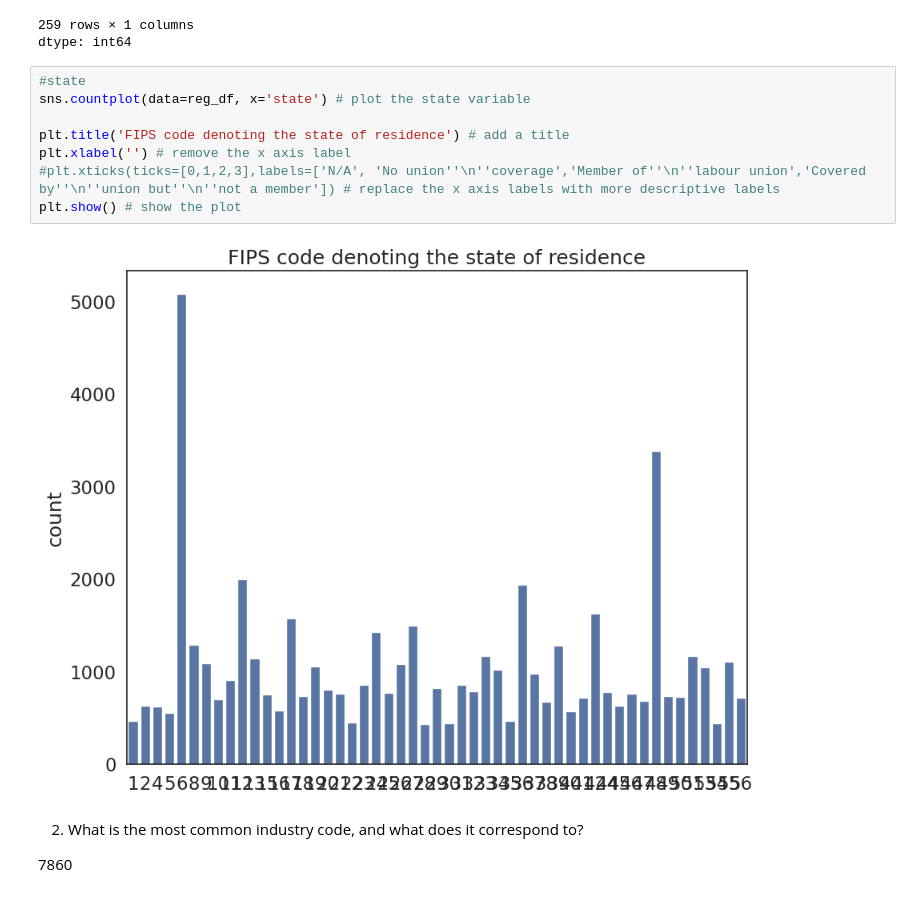
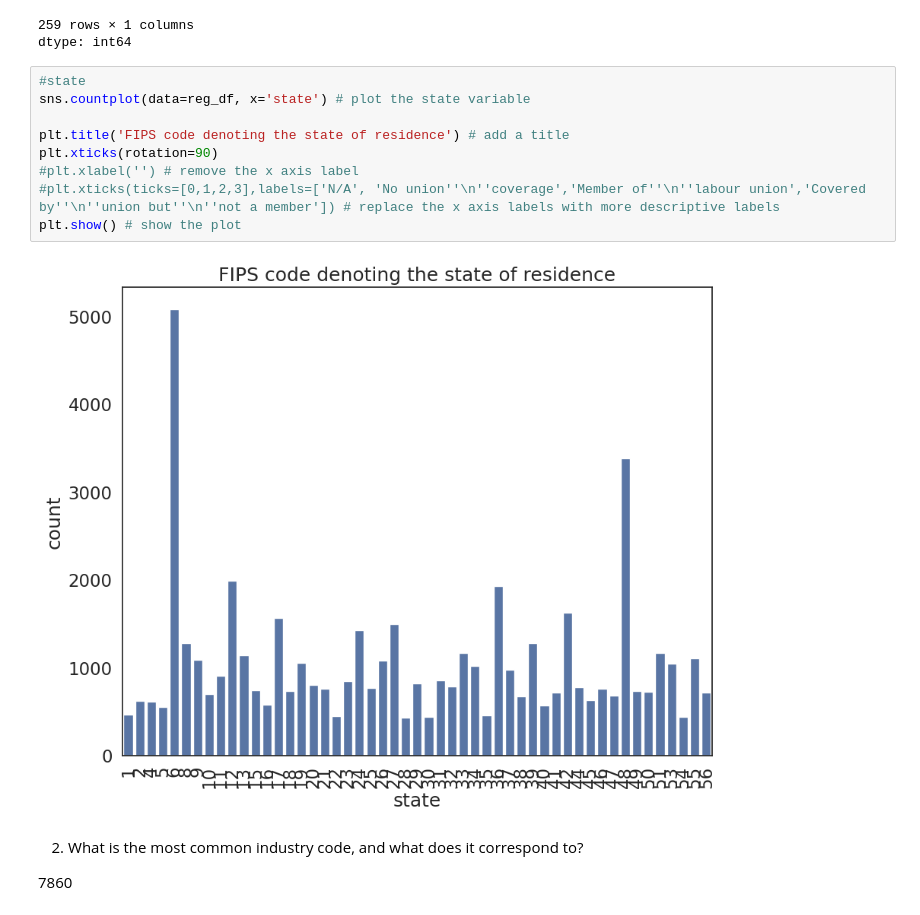
Before and after one commit to j0y03/QM2, a Jupyter notebook: notebooks/W07. Linear Regression.ipynb, the cells around one changed output. Cells and saved outputs as stored; diff of their text form.

```diff
--- a/notebooks/W07. Linear Regression.ipynb
+++ b/notebooks/W07. Linear Regression.ipynb
@@ -232,13 +232,14 @@ dtype: int64
 # %%
 #state
 sns.countplot(data=reg_df, x='state') # plot the state variable
 
 plt.title('FIPS code denoting the state of residence') # add a title
-plt.xlabel('') # remove the x axis label
+plt.xticks(rotation=90)
+#plt.xlabel('') # remove the x axis label
 #plt.xticks(ticks=[0,1,2,3],labels=['N/A', 'No union''\n''coverage','Member of''\n''labour union','Covered by''\n''union but''\n''not a member']) # replace the x axis labels with more descriptive labels
 plt.show() # show the plot
 # %% [output]
-[figure, old version]
+[figure, new version]
 # %% [markdown]
 2. What is the most common industry code, and what does it correspond to?
 
```
Also changed, not shown: parts of 10 cells of this notebook.
